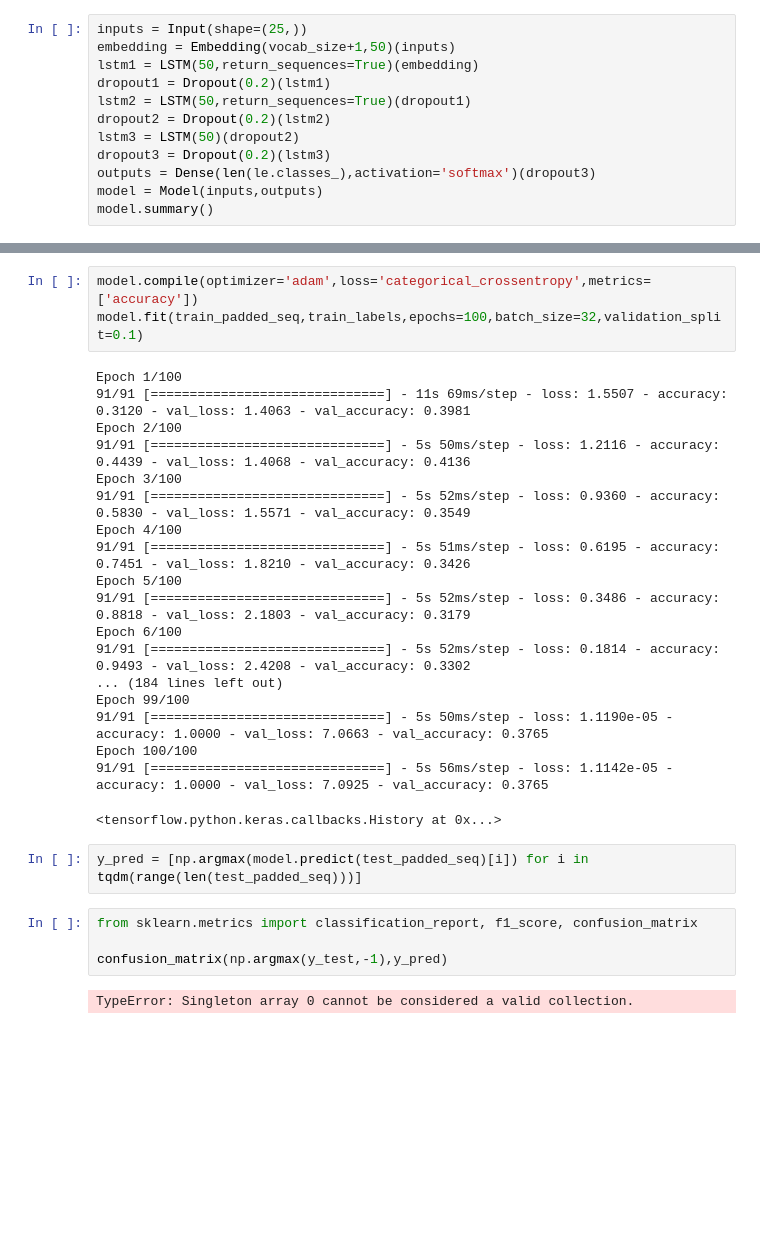
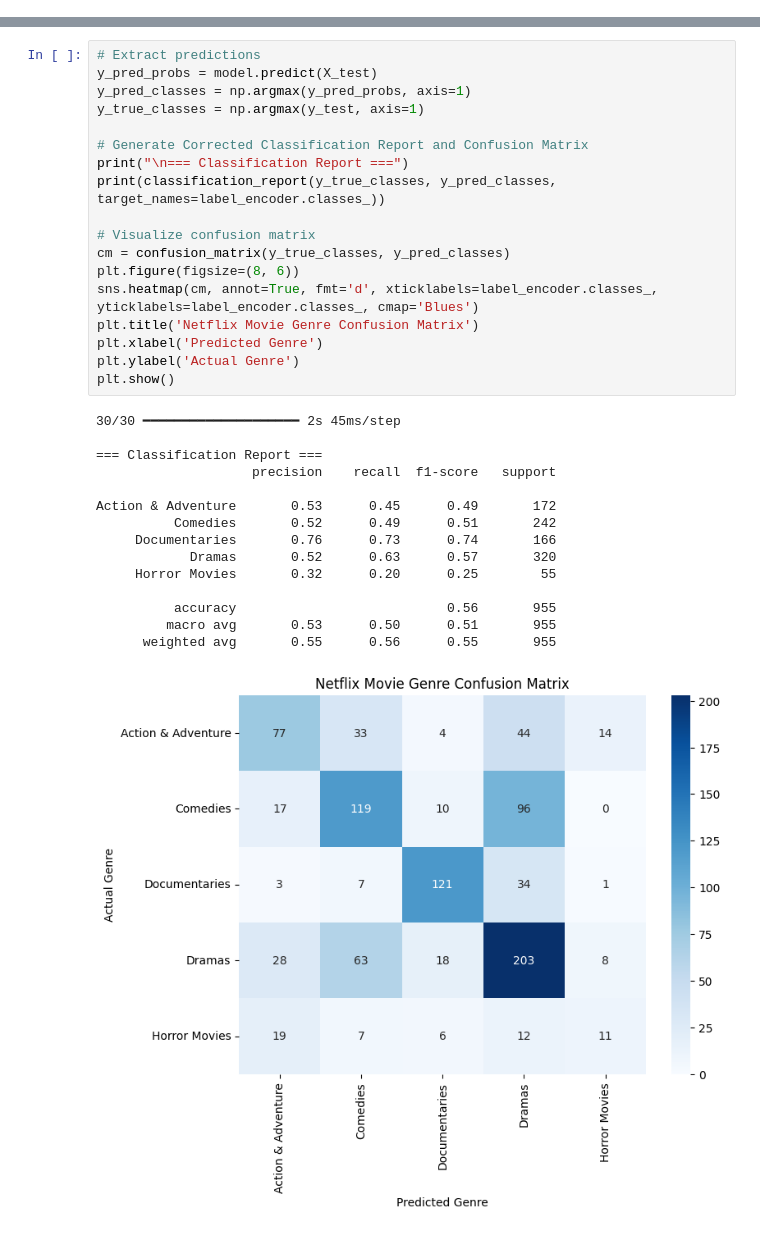
Before and after one commit to Haybolo7/NMGC, a Jupyter notebook: netflix-genre-classification-with-lstm.ipynb, the cells around one changed output, grey strips where cells are left out. Saved outputs shown, nothing was run; the diff lists cells and outputs as text; blank space fills up the shorter version.

```diff
--- a/netflix-genre-classification-with-lstm.ipynb
+++ b/netflix-genre-classification-with-lstm.ipynb
@@ -134,12 +146,0 @@ array(['Action & Adventure', 'Comedies', 'Documentaries', 'Dramas',
-# %%
-inputs = Input(shape=(25,))
-embedding = Embedding(vocab_size+1,50)(inputs)
-lstm1 = LSTM(50,return_sequences=True)(embedding)
-dropout1 = Dropout(0.2)(lstm1)
-lstm2 = LSTM(50,return_sequences=True)(dropout1)
-dropout2 = Dropout(0.2)(lstm2)
-lstm3 = LSTM(50)(dropout2)
-dropout3 = Dropout(0.2)(lstm3)
-outputs = Dense(len(le.classes_),activation='softmax')(dropout3)
-model = Model(inputs,outputs)
-model.summary()
@@ -164,30 +147,34 @@ _________________________________________________________________
-# %%
-model.compile(optimizer='adam',loss='categorical_crossentropy',metrics=['accuracy'])
-model.fit(train_padded_seq,train_labels,epochs=100,batch_size=32,validation_split=0.1)
-# %% [output]
-Epoch 1/100
-91/91 [==============================] - 11s 69ms/step - loss: 1.5507 - accuracy: 0.3120 - val_loss: 1.4063 - val_accuracy: 0.3981
-Epoch 2/100
-91/91 [==============================] - 5s 50ms/step - loss: 1.2116 - accuracy: 0.4439 - val_loss: 1.4068 - val_accuracy: 0.4136
-Epoch 3/100
-91/91 [==============================] - 5s 52ms/step - loss: 0.9360 - accuracy: 0.5830 - val_loss: 1.5571 - val_accuracy: 0.3549
-Epoch 4/100
-91/91 [==============================] - 5s 51ms/step - loss: 0.6195 - accuracy: 0.7451 - val_loss: 1.8210 - val_accuracy: 0.3426
-Epoch 5/100
-91/91 [==============================] - 5s 52ms/step - loss: 0.3486 - accuracy: 0.8818 - val_loss: 2.1803 - val_accuracy: 0.3179
-Epoch 6/100
-91/91 [==============================] - 5s 52ms/step - loss: 0.1814 - accuracy: 0.9493 - val_loss: 2.4208 - val_accuracy: 0.3302
-... (184 lines left out)
-Epoch 99/100
-91/91 [==============================] - 5s 50ms/step - loss: 1.1190e-05 - accuracy: 1.0000 - val_loss: 7.0663 - val_accuracy: 0.3765
-Epoch 100/100
-91/91 [==============================] - 5s 56ms/step - loss: 1.1142e-05 - accuracy: 1.0000 - val_loss: 7.0925 - val_accuracy: 0.3765
-<tensorflow.python.keras.callbacks.History at 0x...>
-# %%
-y_pred = [np.argmax(model.predict(test_padded_seq)[i]) for i in tqdm(range(len(test_padded_seq)))]
-# %%
-from sklearn.metrics import classification_report, f1_score, confusion_matrix
-
-confusion_matrix(np.argmax(y_test,-1),y_pred)
-# %% [output]
-TypeError: Singleton array 0 cannot be considered a valid collection.
+# %%
+# Extract predictions
+y_pred_probs = model.predict(X_test)
+y_pred_classes = np.argmax(y_pred_probs, axis=1)
+y_true_classes = np.argmax(y_test, axis=1)
+
+# Generate Corrected Classification Report and Confusion Matrix
+print("\n=== Classification Report ===")
+print(classification_report(y_true_classes, y_pred_classes, target_names=label_encoder.classes_))
+
+# Visualize confusion matrix
+cm = confusion_matrix(y_true_classes, y_pred_classes)
+plt.figure(figsize=(8, 6))
+sns.heatmap(cm, annot=True, fmt='d', xticklabels=label_encoder.classes_, yticklabels=label_encoder.classes_, cmap='Blues')
+plt.title('Netflix Movie Genre Confusion Matrix')
+plt.xlabel('Predicted Genre')
+plt.ylabel('Actual Genre')
+plt.show()
+# %% [output]
+30/30 ━━━━━━━━━━━━━━━━━━━━ 2s 45ms/step
+
+=== Classification Report ===
+                    precision    recall  f1-score   support
+
+Action & Adventure       0.53      0.45      0.49       172
+          Comedies       0.52      0.49      0.51       242
+     Documentaries       0.76      0.73      0.74       166
+            Dramas       0.52      0.63      0.57       320
+     Horror Movies       0.32      0.20      0.25        55
+
+          accuracy                           0.56       955
+         macro avg       0.53      0.50      0.51       955
+      weighted avg       0.55      0.56      0.55       955
+[figure, added]
```
Also changed, not shown: parts of 19 cells of this notebook.
